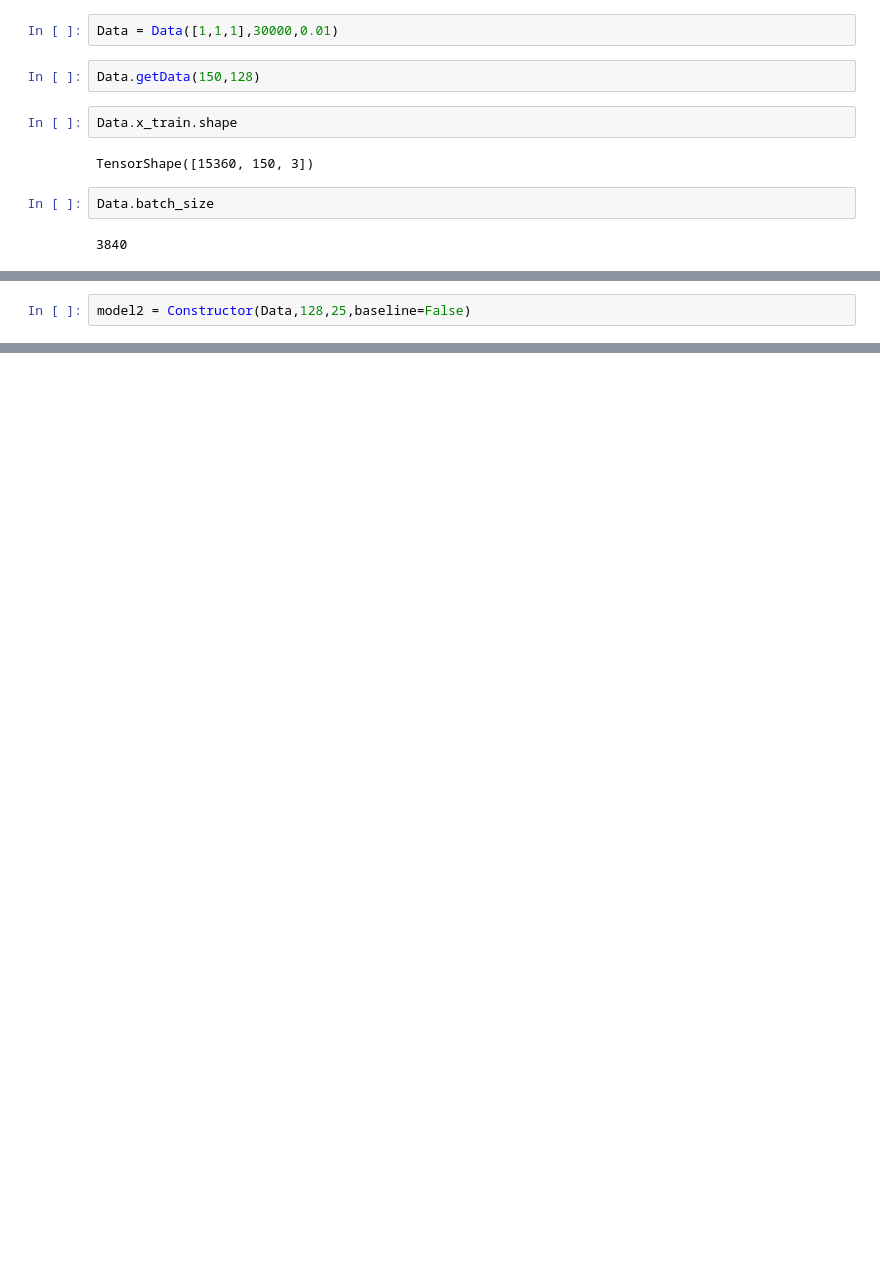
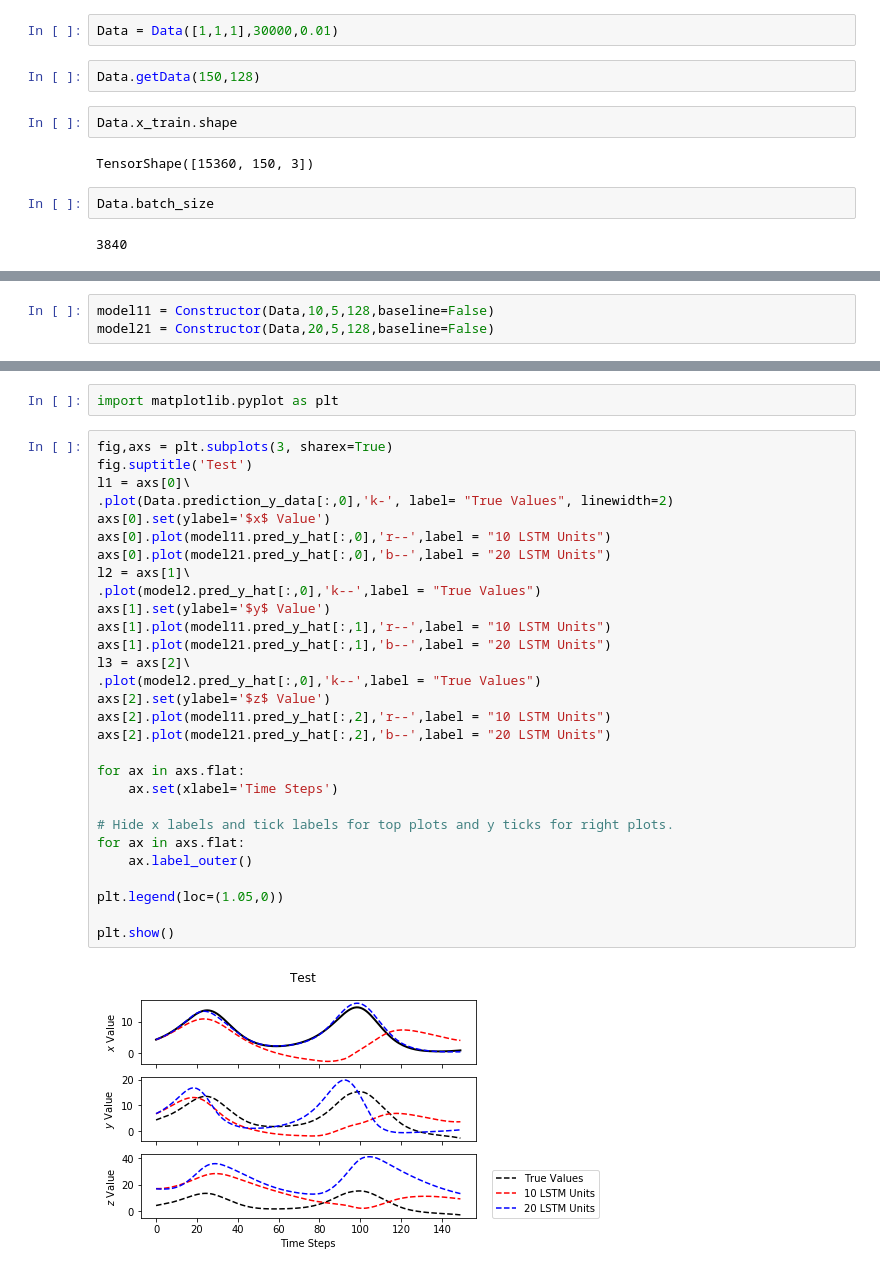
Before and after one commit to SheilKumar/DynamicSystemRNNs, a Jupyter notebook: testing.ipynb, the cells around one changed output, grey strips where cells are left out. Saved outputs shown, nothing was run; the diff lists cells and outputs as text; blank space fills up the shorter version.

Commit message:
Turned plots into 1 large plot with 1 legend

```diff
--- a/testing.ipynb
+++ b/testing.ipynb
@@ -41,2 +19,0 @@ _________________________________________________________________
-# %%
-model2 = Constructor(Data,128,25,baseline=False)
@@ -72,0 +43,3 @@ Data
+# %%
+model11 = Constructor(Data,10,5,128,baseline=False)
+model21 = Constructor(Data,20,5,128,baseline=False)
@@ -72,0 +61,33 @@ Data
+# %%
+import matplotlib.pyplot as plt
+# %%
+fig,axs = plt.subplots(3, sharex=True)
+fig.suptitle('Test')
+l1 = axs[0]\
+.plot(Data.prediction_y_data[:,0],'k-', label= "True Values", linewidth=2)
+axs[0].set(ylabel='$x$ Value')
+axs[0].plot(model11.pred_y_hat[:,0],'r--',label = "10 LSTM Units")
+axs[0].plot(model21.pred_y_hat[:,0],'b--',label = "20 LSTM Units")
+l2 = axs[1]\
+.plot(model2.pred_y_hat[:,0],'k--',label = "True Values")
+axs[1].set(ylabel='$y$ Value')
+axs[1].plot(model11.pred_y_hat[:,1],'r--',label = "10 LSTM Units")
+axs[1].plot(model21.pred_y_hat[:,1],'b--',label = "20 LSTM Units")
+l3 = axs[2]\
+.plot(model2.pred_y_hat[:,0],'k--',label = "True Values")
+axs[2].set(ylabel='$z$ Value')
+axs[2].plot(model11.pred_y_hat[:,2],'r--',label = "10 LSTM Units")
+axs[2].plot(model21.pred_y_hat[:,2],'b--',label = "20 LSTM Units")
+
+for ax in axs.flat:
+    ax.set(xlabel='Time Steps')
+
+# Hide x labels and tick labels for top plots and y ticks for right plots.
+for ax in axs.flat:
+    ax.label_outer()
+
+plt.legend(loc=(1.05,0))
+
+plt.show()
+# %% [output]
+[figure, added]
```
Also changed, not shown: parts of 8 cells of this notebook, 1 other file.
